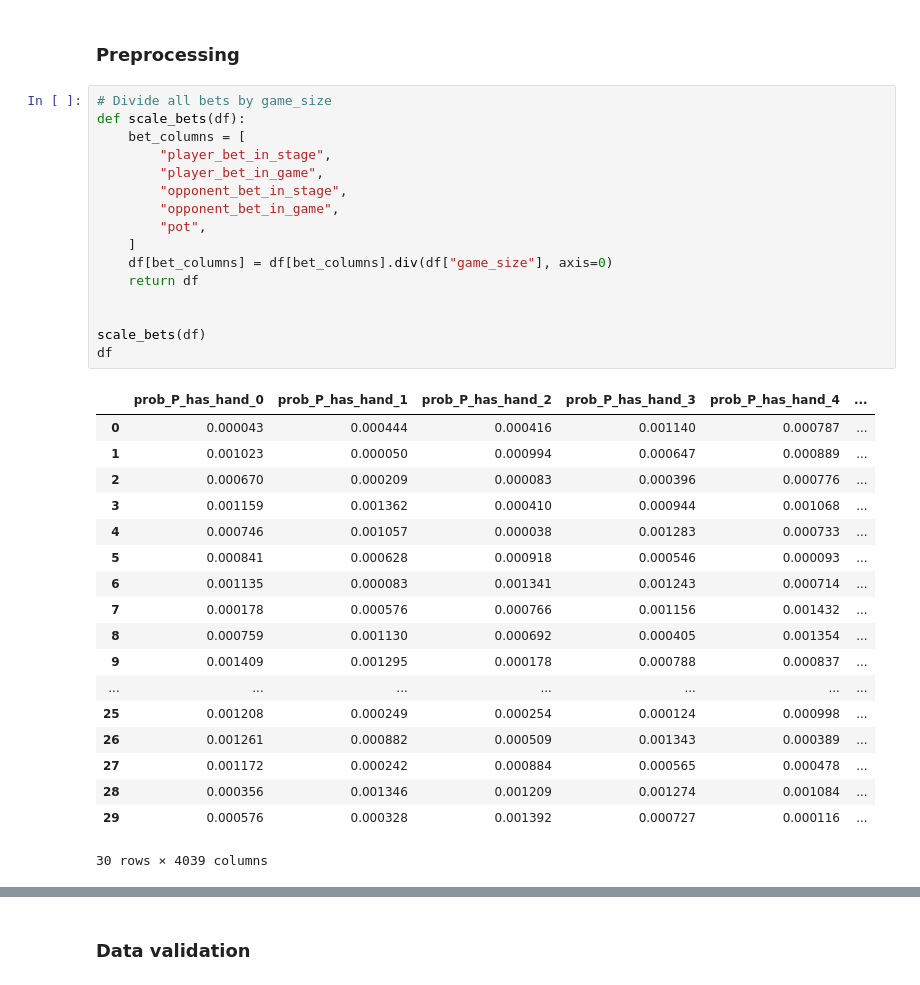
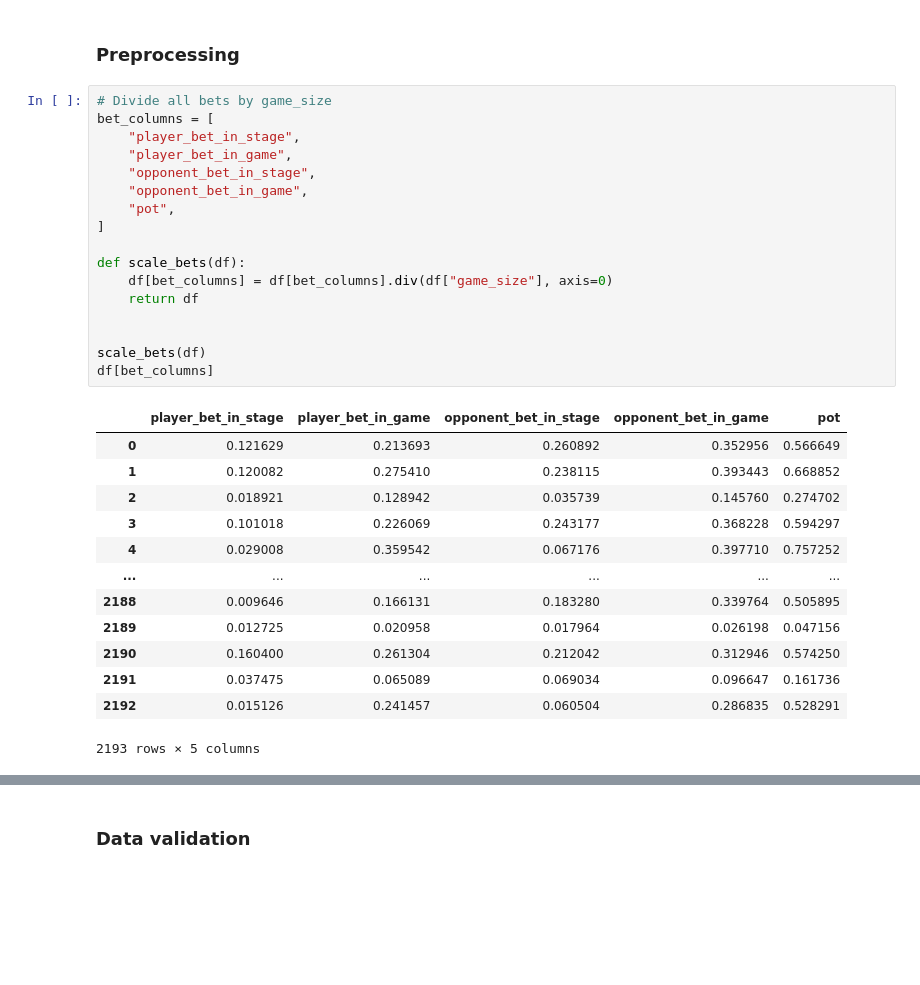
Before and after one commit to tjespe/texas-holdem-ai, a Jupyter notebook: train_nn.ipynb, the cells around one changed output, grey strips where cells are left out. Cells and saved outputs as stored; diff of their text form; blank space fills up the shorter version.

```diff
--- a/train_nn.ipynb
+++ b/train_nn.ipynb
@@ -94,36 +91,32 @@ list(sorted(set(["_".join(col.split("_")[0:2]) for col in df.columns])))
 ### Preprocessing
 # %%
 # Divide all bets by game_size
+bet_columns = [
+    "player_bet_in_stage",
+    "player_bet_in_game",
+    "opponent_bet_in_stage",
+    "opponent_bet_in_game",
+    "pot",
+]
+
 def scale_bets(df):
-    bet_columns = [
-        "player_bet_in_stage",
-        "player_bet_in_game",
-        "opponent_bet_in_stage",
-        "opponent_bet_in_game",
-        "pot",
-    ]
     df[bet_columns] = df[bet_columns].div(df["game_size"], axis=0)
     return df
 
 
 scale_bets(df)
-df
+df[bet_columns]
 # %% [output]
-|  | prob_P_has_hand_0 | prob_P_has_hand_1 | prob_P_has_hand_2 | prob_P_has_hand_3 | prob_P_has_hand_4 | ... |
-| 0 | 0.000043 | 0.000444 | 0.000416 | 0.001140 | 0.000787 | ... |
-| 1 | 0.001023 | 0.000050 | 0.000994 | 0.000647 | 0.000889 | ... |
-| 2 | 0.000670 | 0.000209 | 0.000083 | 0.000396 | 0.000776 | ... |
-| 3 | 0.001159 | 0.001362 | 0.000410 | 0.000944 | 0.001068 | ... |
-| 4 | 0.000746 | 0.001057 | 0.000038 | 0.001283 | 0.000733 | ... |
-| 5 | 0.000841 | 0.000628 | 0.000918 | 0.000546 | 0.000093 | ... |
-| 6 | 0.001135 | 0.000083 | 0.001341 | 0.001243 | 0.000714 | ... |
-| 7 | 0.000178 | 0.000576 | 0.000766 | 0.001156 | 0.001432 | ... |
-| 8 | 0.000759 | 0.001130 | 0.000692 | 0.000405 | 0.001354 | ... |
-| 9 | 0.001409 | 0.001295 | 0.000178 | 0.000788 | 0.000837 | ... |
-| ... | ... | ... | ... | ... | ... | ... |
-| 25 | 0.001208 | 0.000249 | 0.000254 | 0.000124 | 0.000998 | ... |
-| 26 | 0.001261 | 0.000882 | 0.000509 | 0.001343 | 0.000389 | ... |
-| 27 | 0.001172 | 0.000242 | 0.000884 | 0.000565 | 0.000478 | ... |
-| 28 | 0.000356 | 0.001346 | 0.001209 | 0.001274 | 0.001084 | ... |
-| 29 | 0.000576 | 0.000328 | 0.001392 | 0.000727 | 0.000116 | ... |
+|  | player_bet_in_stage | player_bet_in_game | opponent_bet_in_stage | opponent_bet_in_game | pot |
+| 0 | 0.121629 | 0.213693 | 0.260892 | 0.352956 | 0.566649 |
+| 1 | 0.120082 | 0.275410 | 0.238115 | 0.393443 | 0.668852 |
+| 2 | 0.018921 | 0.128942 | 0.035739 | 0.145760 | 0.274702 |
+| 3 | 0.101018 | 0.226069 | 0.243177 | 0.368228 | 0.594297 |
+| 4 | 0.029008 | 0.359542 | 0.067176 | 0.397710 | 0.757252 |
+| ... | ... | ... | ... | ... | ... |
+| 2188 | 0.009646 | 0.166131 | 0.183280 | 0.339764 | 0.505895 |
+| 2189 | 0.012725 | 0.020958 | 0.017964 | 0.026198 | 0.047156 |
+| 2190 | 0.160400 | 0.261304 | 0.212042 | 0.312946 | 0.574250 |
+| 2191 | 0.037475 | 0.065089 | 0.069034 | 0.096647 | 0.161736 |
+| 2192 | 0.015126 | 0.241457 | 0.060504 | 0.286835 | 0.528291 |
-30 rows × 4039 columns
+2193 rows × 5 columns
```
Also changed, not shown: parts of 25 cells of this notebook, 1 other file.
